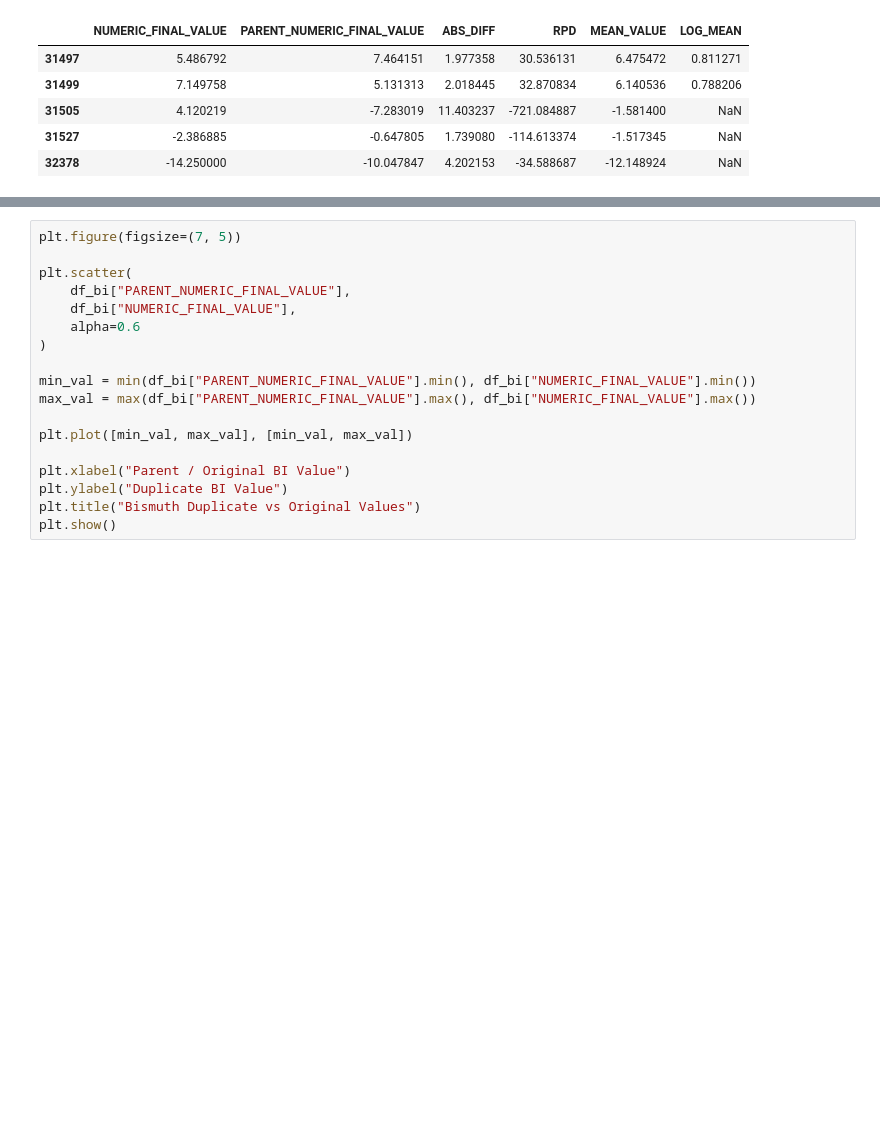
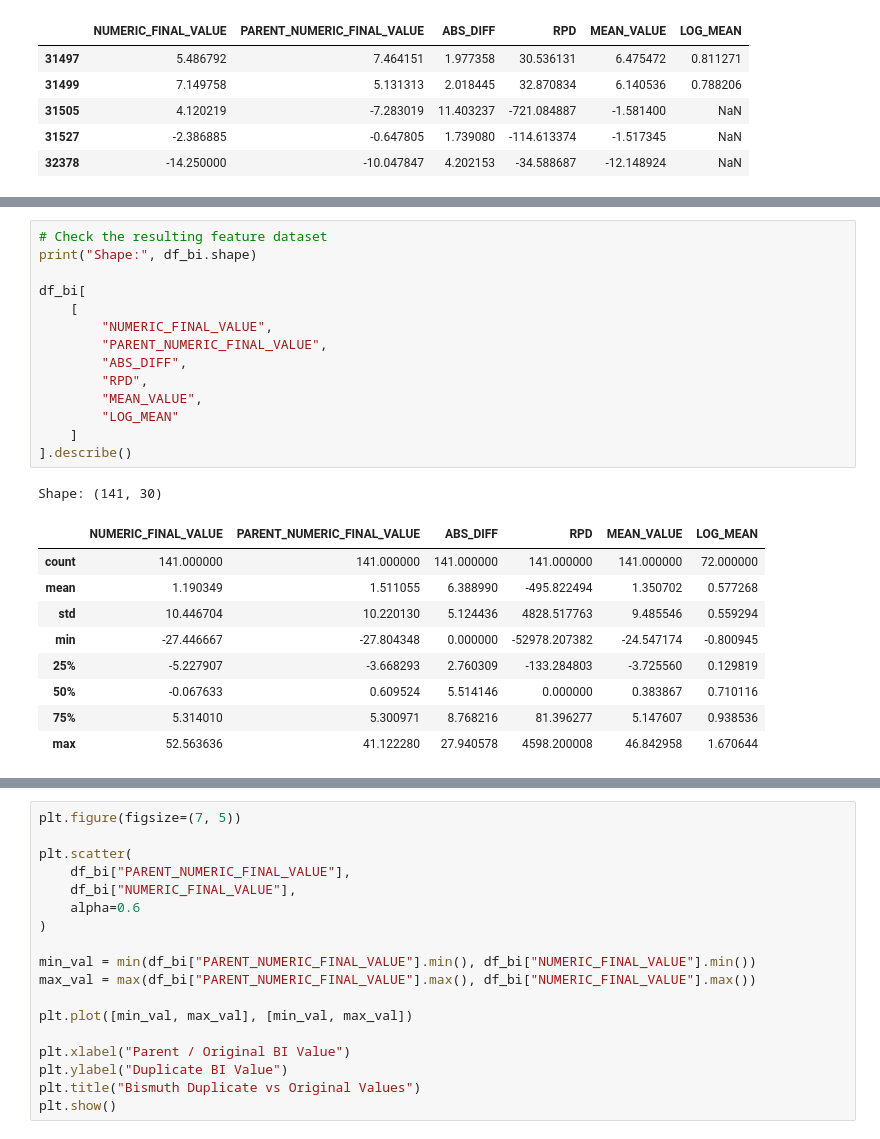
Before and after one commit to Jettiz/QUT-Capstone-Team-32-Datamine-QC-Quality-Control, a Jupyter notebook: notebooks/04_qc_duplicate_analysis.ipynb, the cells around one changed output, grey strips where cells are left out. Drawn from its saved outputs; the diff is of its cells as text; blank space fills up the shorter version.

```diff
--- a/notebooks/04_qc_duplicate_analysis.ipynb
+++ b/notebooks/04_qc_duplicate_analysis.ipynb
@@ -147,0 +142,25 @@ Rows excluded: 69
+# %%
+# Check the resulting feature dataset
+print("Shape:", df_bi.shape)
+
+df_bi[
+    [
+        "NUMERIC_FINAL_VALUE",
+        "PARENT_NUMERIC_FINAL_VALUE",
+        "ABS_DIFF",
+        "RPD",
+        "MEAN_VALUE",
+        "LOG_MEAN"
+    ]
+].describe()
+# %% [output]
+Shape: (141, 30)
+|  | NUMERIC_FINAL_VALUE | PARENT_NUMERIC_FINAL_VALUE | ABS_DIFF | RPD | MEAN_VALUE | LOG_MEAN |
+| count | 141.000000 | 141.000000 | 141.000000 | 141.000000 | 141.000000 | 72.000000 |
+| mean | 1.190349 | 1.511055 | 6.388990 | -495.822494 | 1.350702 | 0.577268 |
+| std | 10.446704 | 10.220130 | 5.124436 | 4828.517763 | 9.485546 | 0.559294 |
+| min | -27.446667 | -27.804348 | 0.000000 | -52978.207382 | -24.547174 | -0.800945 |
+| 25% | -5.227907 | -3.668293 | 2.760309 | -133.284803 | -3.725560 | 0.129819 |
+| 50% | -0.067633 | 0.609524 | 5.514146 | 0.000000 | 0.383867 | 0.710116 |
+| 75% | 5.314010 | 5.300971 | 8.768216 | 81.396277 | 5.147607 | 0.938536 |
+| max | 52.563636 | 41.122280 | 27.940578 | 4598.200008 | 46.842958 | 1.670644 |
```
Also changed, not shown: parts of 4 cells of this notebook.
